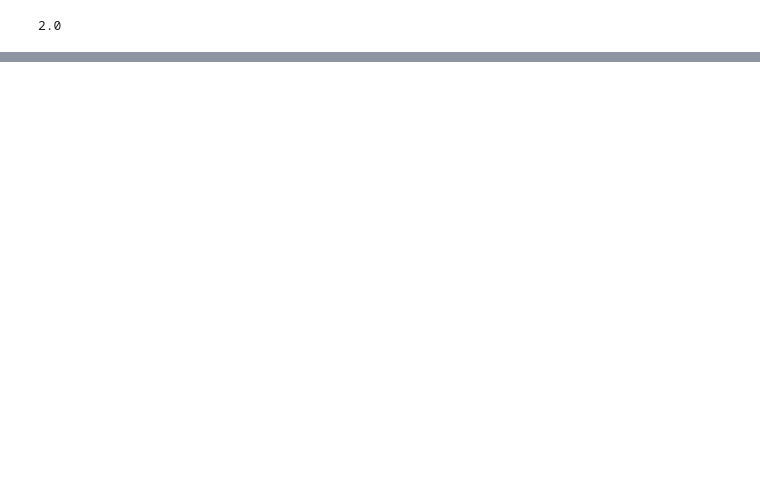
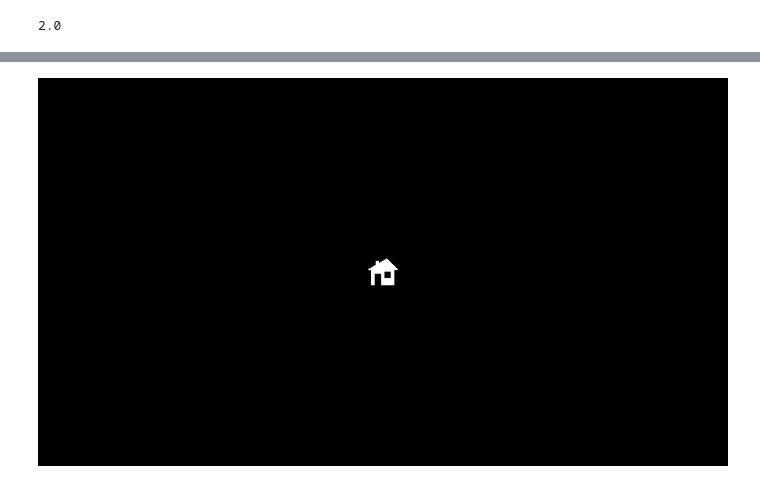
Before and after one commit to dtuleva/Math_Concepts_Visualizations, a Jupyter notebook: distance_animations.ipynb, the cells around one changed output, grey strips where cells are left out. Saved outputs shown, nothing was run; the diff lists cells and outputs as text; code cells hidden in the pictures; blank space fills up the shorter version.

Commit message:
add house icon

```diff
--- a/distance_animations.ipynb
+++ b/distance_animations.ipynb
@@ -484,3 +485,14 @@ another new line with long long loooooooong long long text""")
         self.play(FadeOut(text))
 # %% [output]
 [interactive output not drawn]
+# %%
+%%manim -qm House
+
+class House(Scene):
+    def construct(self):
+
+        image = ImageMobject("icons/house.jpg")
+        image.height = 0.6
+        self.add(image)
+# %% [output]
+[figure, added]
```
Also changed, not shown: parts of 1 cell of this notebook, 3 other files.
